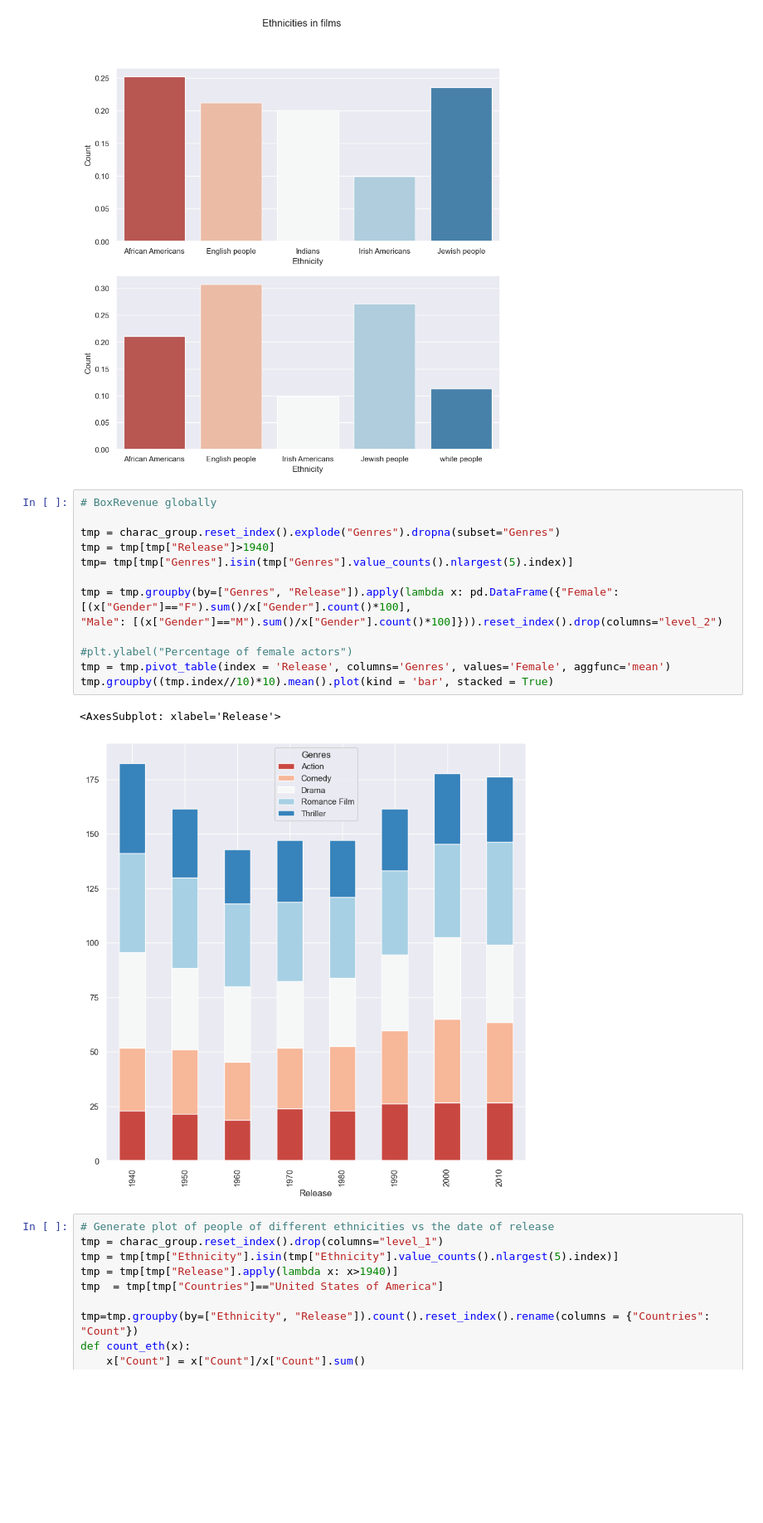
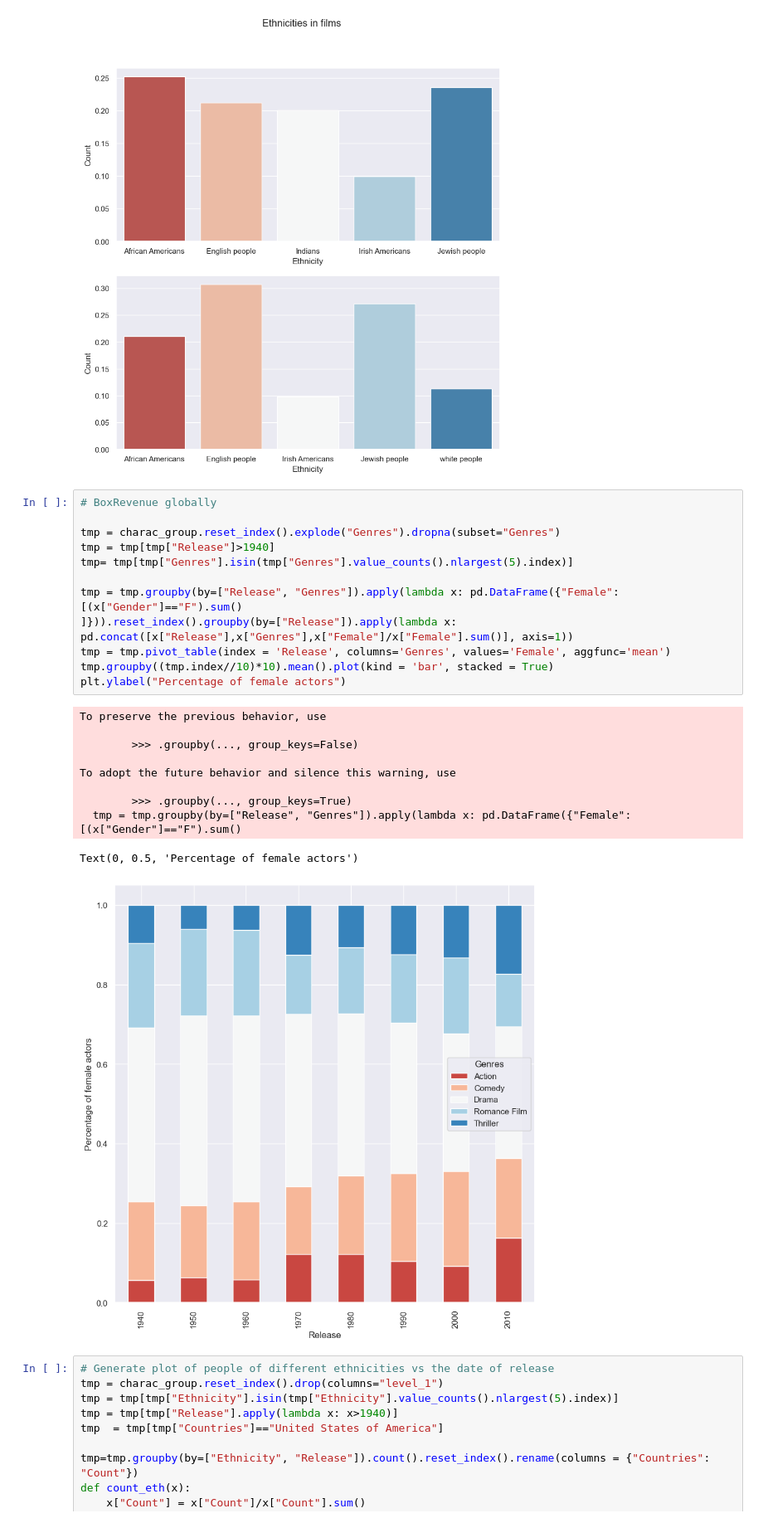
Before and after one commit to epfl-ada/ada-2022-project-rlab, a Jupyter notebook: Initial_Analysis_and_Ethnicity_Representation.ipynb, the cells around one changed output. Shown at 83% size. Cells and saved outputs as stored; diff of their text form; blank space fills up the shorter version.

```diff
--- a/Initial_Analysis_and_Ethnicity_Representation.ipynb
+++ b/Initial_Analysis_and_Ethnicity_Representation.ipynb
@@ -644,19 +644,26 @@ axs[1] = sns.barplot(data=tmp, x= "Ethnicity", y = "Count", ax = axs[1])
 # %%
 # BoxRevenue globally
 
 tmp = charac_group.reset_index().explode("Genres").dropna(subset="Genres")
 tmp = tmp[tmp["Release"]>1940]
 tmp= tmp[tmp["Genres"].isin(tmp["Genres"].value_counts().nlargest(5).index)]
 
-tmp = tmp.groupby(by=["Genres", "Release"]).apply(lambda x: pd.DataFrame({"Female": [(x["Gender"]=="F").sum()/x["Gender"].count()*100],
-"Male": [(x["Gender"]=="M").sum()/x["Gender"].count()*100]})).reset_index().drop(columns="level_2")
-
-#plt.ylabel("Percentage of female actors")
+tmp = tmp.groupby(by=["Release", "Genres"]).apply(lambda x: pd.DataFrame({"Female": [(x["Gender"]=="F").sum()
+]})).reset_index().groupby(by=["Release"]).apply(lambda x: pd.concat([x["Release"],x["Genres"],x["Female"]/x["Female"].sum()], axis=1))
 tmp = tmp.pivot_table(index = 'Release', columns='Genres', values='Female', aggfunc='mean')
 tmp.groupby((tmp.index//10)*10).mean().plot(kind = 'bar', stacked = True)
+plt.ylabel("Percentage of female actors")
 # %% [output]
-<AxesSubplot: xlabel='Release'>
+To preserve the previous behavior, use
+
+        >>> .groupby(..., group_keys=False)
+
+To adopt the future behavior and silence this warning, use
+
+        >>> .groupby(..., group_keys=True)
+  tmp = tmp.groupby(by=["Release", "Genres"]).apply(lambda x: pd.DataFrame({"Female": [(x["Gender"]=="F").sum()
+Text(0, 0.5, 'Percentage of female actors')
-[figure, old version]
+[figure, new version]
 # %%
 # Generate plot of people of different ethnicities vs the date of release
 tmp = charac_group.reset_index().drop(columns="level_1")
```
